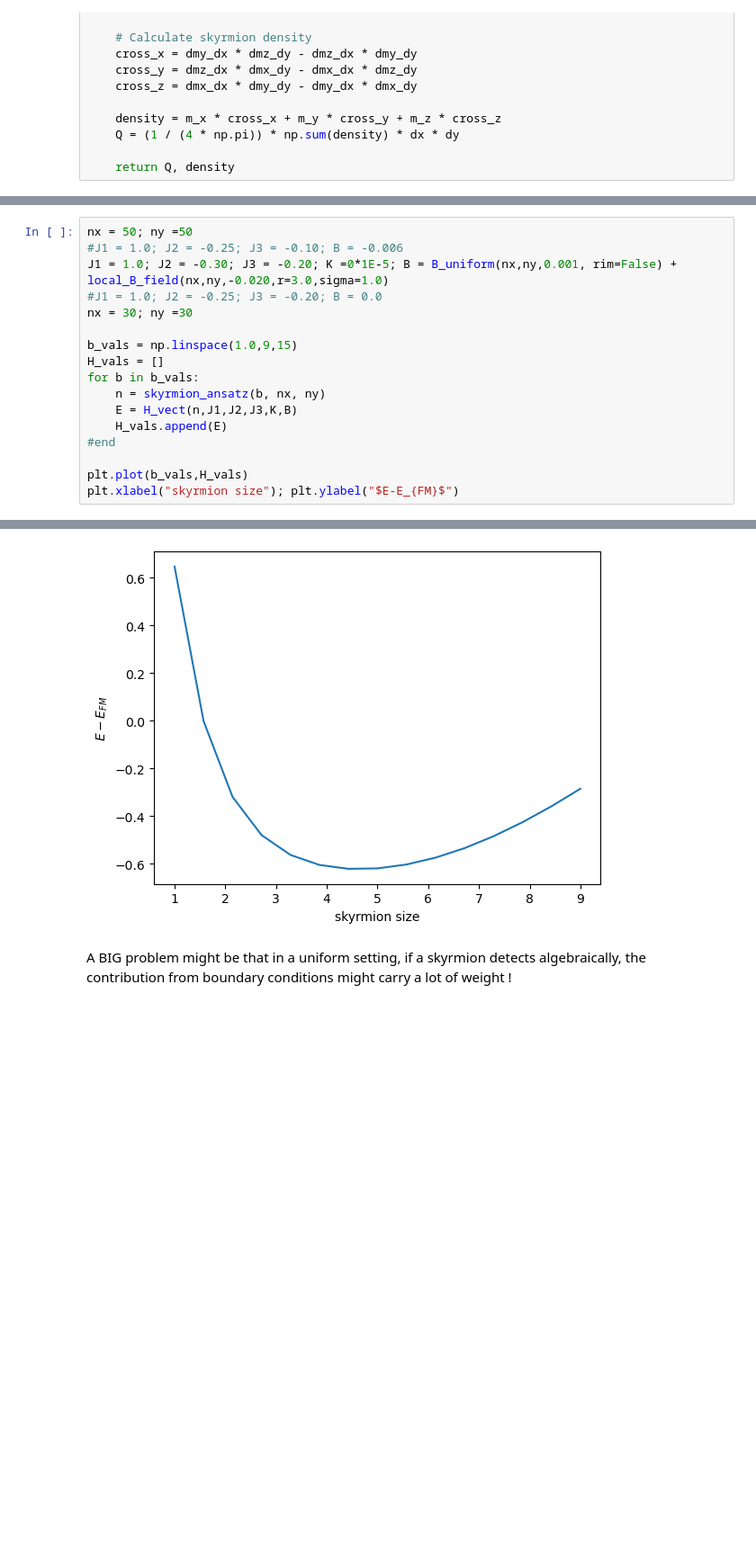
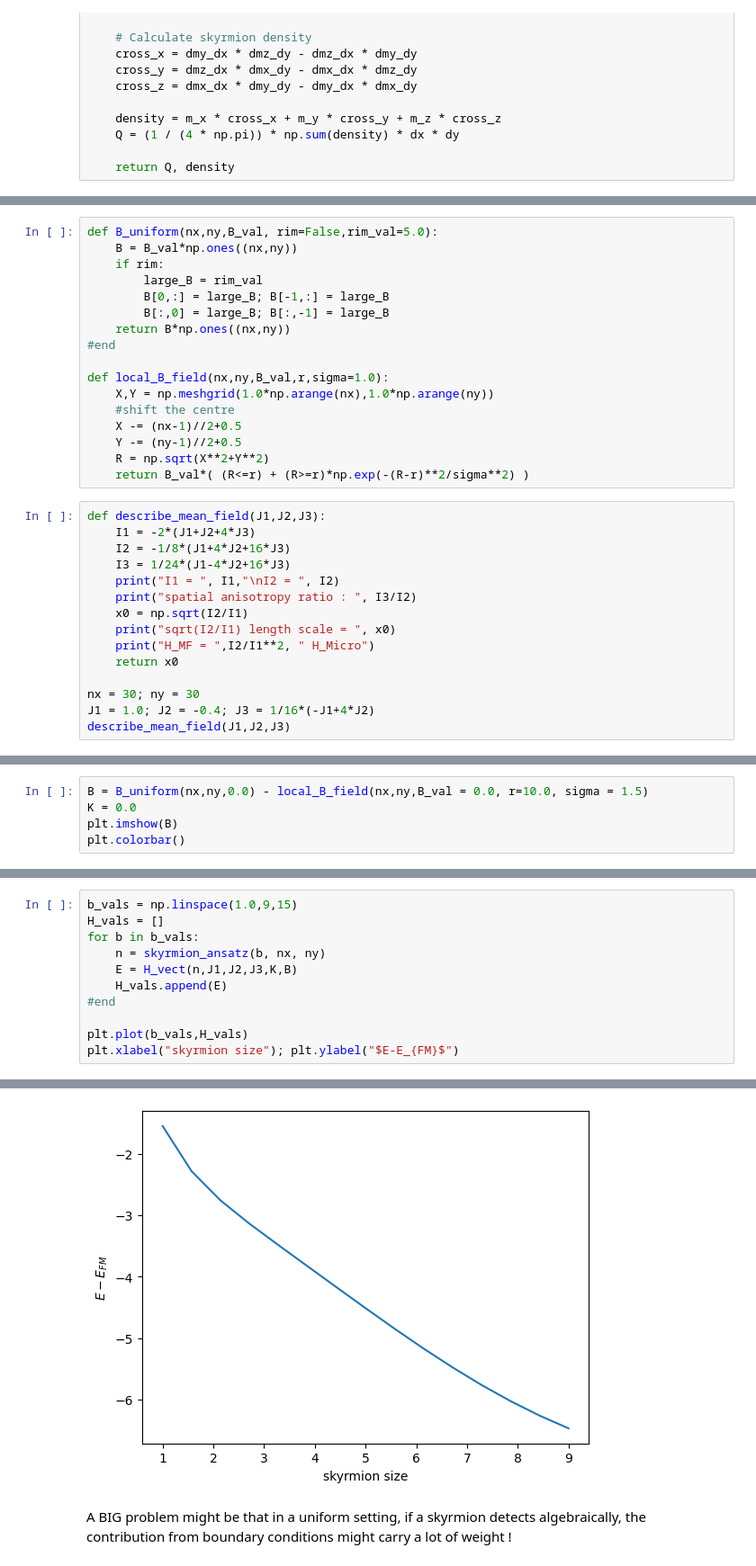
Before and after one commit to jan-chelmecki/skyrmion-tunnelling, a Jupyter notebook: instanton.ipynb, the cells around one changed output, grey strips where cells are left out. Shown at 90% size. Cells and saved outputs as stored; diff of their text form; blank space fills up the shorter version.

```diff
--- a/instanton.ipynb
+++ b/instanton.ipynb
@@ -84,0 +153,32 @@ show(n)
+# %%
+def B_uniform(nx,ny,B_val, rim=False,rim_val=5.0):
+    B = B_val*np.ones((nx,ny))
+    if rim:
+        large_B = rim_val
+        B[0,:] = large_B; B[-1,:] = large_B
+        B[:,0] = large_B; B[:,-1] = large_B
+    return B*np.ones((nx,ny))
+#end
+
+def local_B_field(nx,ny,B_val,r,sigma=1.0):
+    X,Y = np.meshgrid(1.0*np.arange(nx),1.0*np.arange(ny))
+    #shift the centre
+    X -= (nx-1)//2+0.5
+    Y -= (ny-1)//2+0.5
+    R = np.sqrt(X**2+Y**2)
+    return B_val*( (R<=r) + (R>=r)*np.exp(-(R-r)**2/sigma**2) )
+# %%
+def describe_mean_field(J1,J2,J3):
+    I1 = -2*(J1+J2+4*J3)
+    I2 = -1/8*(J1+4*J2+16*J3)
+    I3 = 1/24*(J1-4*J2+16*J3)
+    print("I1 = ", I1,"\nI2 = ", I2)
+    print("spatial anisotropy ratio : ", I3/I2)
+    x0 = np.sqrt(I2/I1)
+    print("sqrt(I2/I1) length scale = ", x0)
+    print("H_MF = ",I2/I1**2, " H_Micro")
+    return x0
+
+nx = 30; ny = 30
+J1 = 1.0; J2 = -0.4; J3 = 1/16*(-J1+4*J2)
+describe_mean_field(J1,J2,J3)
@@ -84,0 +192,5 @@ show(n)
+# %%
+B = B_uniform(nx,ny,0.0) - local_B_field(nx,ny,B_val = 0.0, r=10.0, sigma = 1.5)
+K = 0.0
+plt.imshow(B)
+plt.colorbar()
@@ -143,22 +233,16 @@ plt.colorbar()
 # %%
-nx = 50; ny =50
-#J1 = 1.0; J2 = -0.25; J3 = -0.10; B = -0.006
-J1 = 1.0; J2 = -0.30; J3 = -0.20; K =0*1E-5; B = B_uniform(nx,ny,0.001, rim=False) + local_B_field(nx,ny,-0.020,r=3.0,sigma=1.0)
-#J1 = 1.0; J2 = -0.25; J3 = -0.20; B = 0.0
-nx = 30; ny =30
-
 b_vals = np.linspace(1.0,9,15)
 H_vals = []
 for b in b_vals:
     n = skyrmion_ansatz(b, nx, ny)
     E = H_vect(n,J1,J2,J3,K,B)
     H_vals.append(E)
 #end
 
 plt.plot(b_vals,H_vals)
 plt.xlabel("skyrmion size"); plt.ylabel("$E-E_{FM}$")
 # %% [output]
 Text(0, 0.5, '$E-E_{FM}$')
-[figure, old version]
+[figure, new version]
 # %% [markdown]
 A BIG problem might be that in a uniform setting, if a skyrmion detects algebraically, the contribution from boundary conditions might carry a lot of weight !
```
Also changed, not shown: parts of 23 cells of this notebook.
